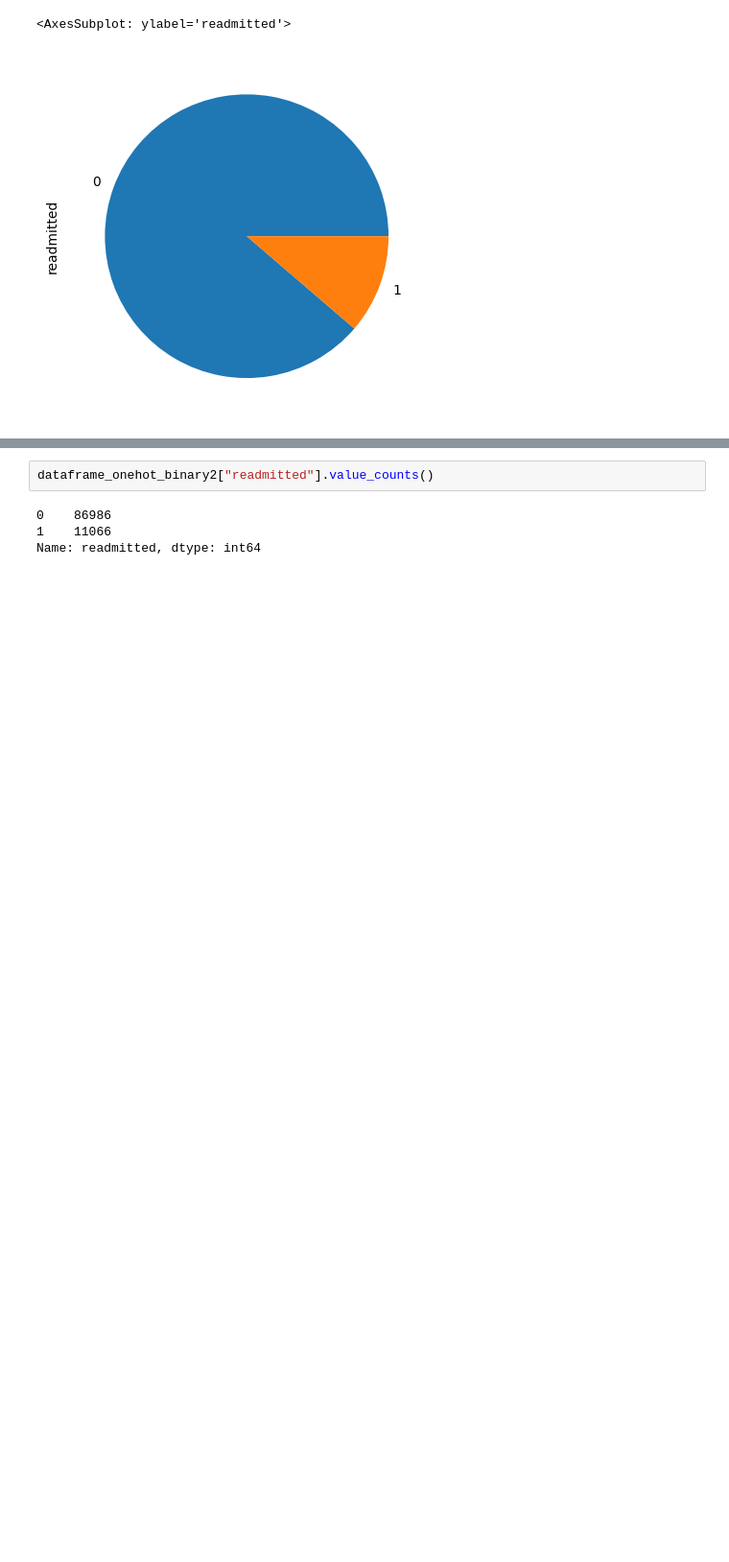
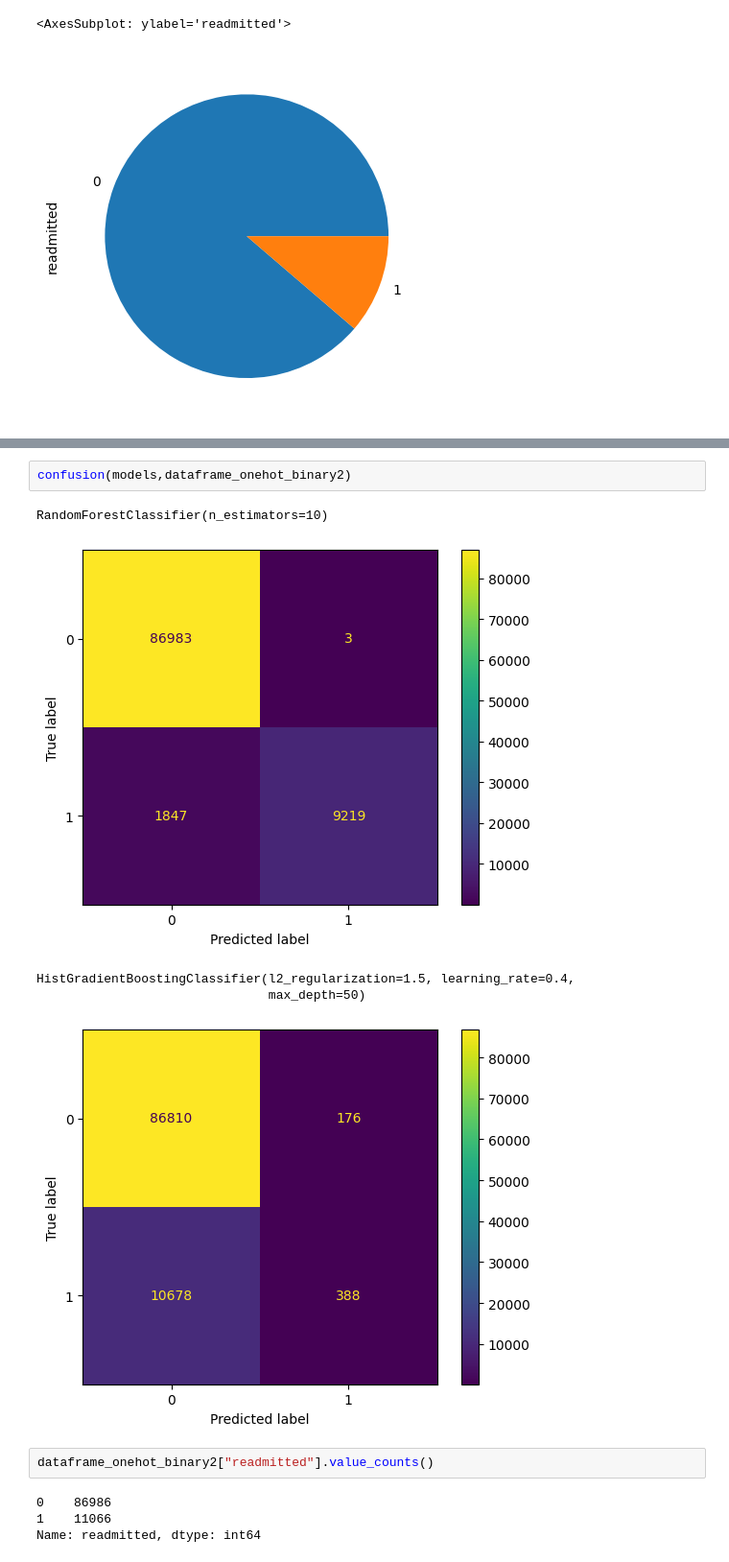
Before and after one commit to mjovanovic9999/ML, a Jupyter notebook: I/notebook/main.ipynb, the cells around one changed output, grey strips where cells are left out. Shown at 96% size. Cells and saved outputs as stored; diff of their text form; blank space fills up the shorter version.

```diff
--- a/I/notebook/main.ipynb
+++ b/I/notebook/main.ipynb
@@ -879,3 +909,11 @@ KeyboardInterrupt:
+# %%
+confusion(models,dataframe_onehot_binary2)
+# %% [output]
+RandomForestClassifier(n_estimators=10)
+[figure, added]
+HistGradientBoostingClassifier(l2_regularization=1.5, learning_rate=0.4,
+                               max_depth=50)
+[figure, added]
 # %%
 dataframe_onehot_binary2["readmitted"].value_counts()
 # %% [output]
```
Also changed, not shown: parts of 14 cells of this notebook.
